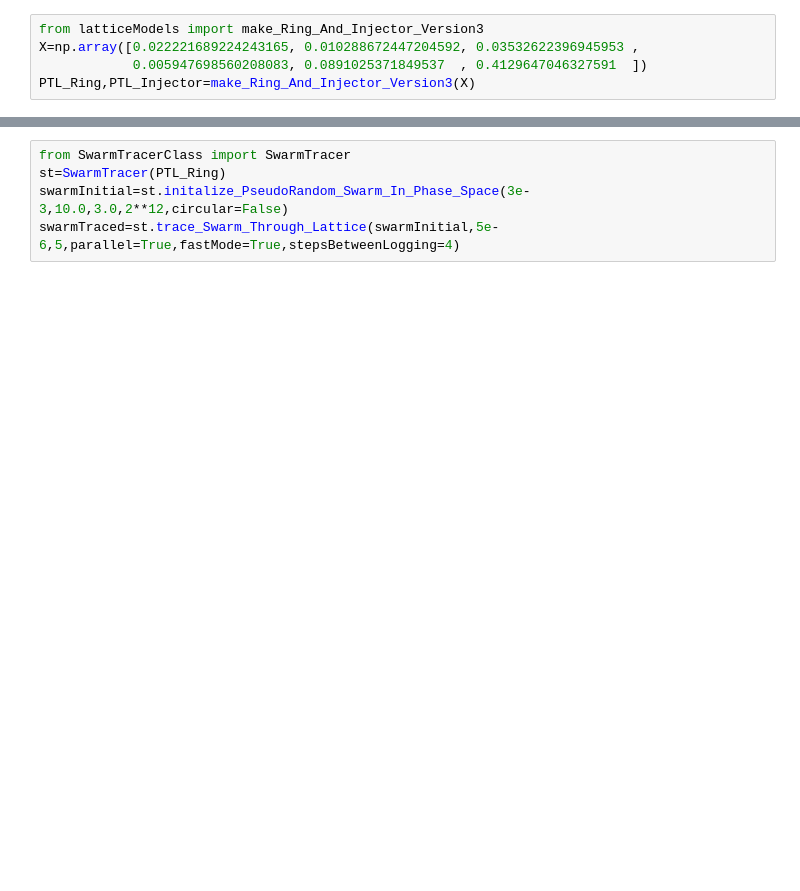
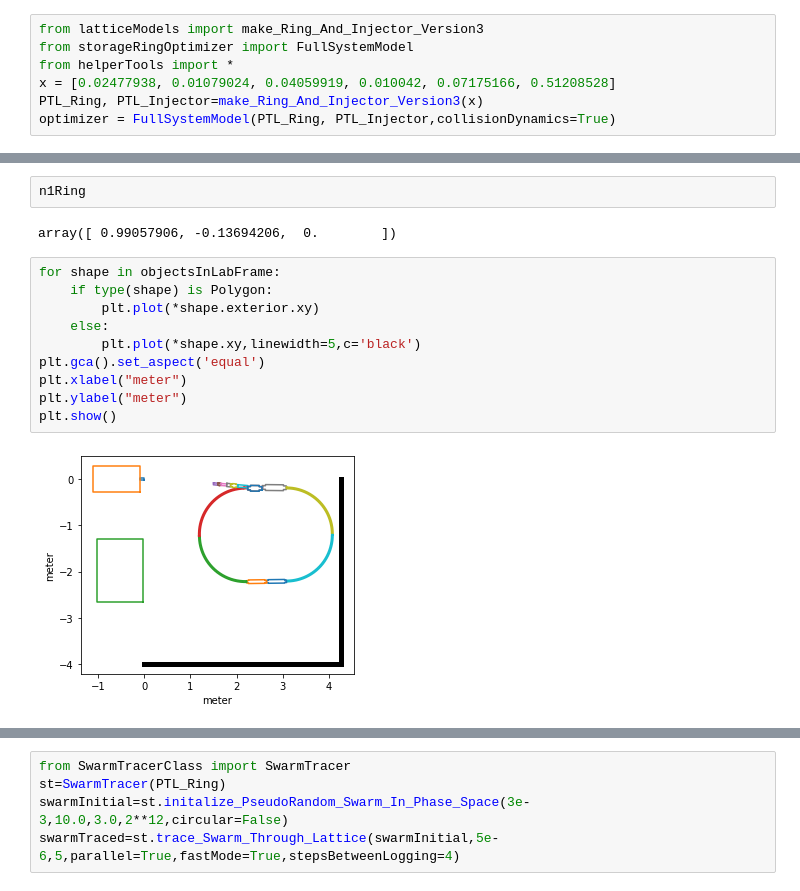
Before and after one commit to BillyTheKidPhysicist/storageRing, a Jupyter notebook: storageRingModel/notebook.ipynb, the cells around one changed output, grey strips where cells are left out. Saved outputs shown, nothing was run; the diff lists cells and outputs as text; blank space fills up the shorter version.

```diff
--- a/storageRingModel/notebook.ipynb
+++ b/storageRingModel/notebook.ipynb
@@ -1,5 +1,7 @@
 # %%
 from latticeModels import make_Ring_And_Injector_Version3
-X=np.array([0.022221689224243165, 0.010288672447204592, 0.03532622396945953 ,
-            0.005947698560208083, 0.0891025371849537  , 0.4129647046327591  ])
-PTL_Ring,PTL_Injector=make_Ring_And_Injector_Version3(X)
+from storageRingOptimizer import FullSystemModel
+from helperTools import *
+x = [0.02477938, 0.01079024, 0.04059919, 0.010042, 0.07175166, 0.51208528]
+PTL_Ring, PTL_Injector=make_Ring_And_Injector_Version3(x)
+optimizer = FullSystemModel(PTL_Ring, PTL_Injector,collisionDynamics=True)
@@ -5,0 +53,16 @@ PTL_Ring,PTL_Injector=make_Ring_And_Injector_Version3(X)
+# %%
+n1Ring
+# %% [output]
+array([ 0.99057906, -0.13694206,  0.        ])
+# %%
+for shape in objectsInLabFrame:
+    if type(shape) is Polygon:
+        plt.plot(*shape.exterior.xy)
+    else:
+        plt.plot(*shape.xy,linewidth=5,c='black')
+plt.gca().set_aspect('equal')
+plt.xlabel("meter")
+plt.ylabel("meter")
+plt.show()
+# %% [output]
+[figure, added]
```
Also changed, not shown: parts of 5 cells of this notebook, 16 other files.
